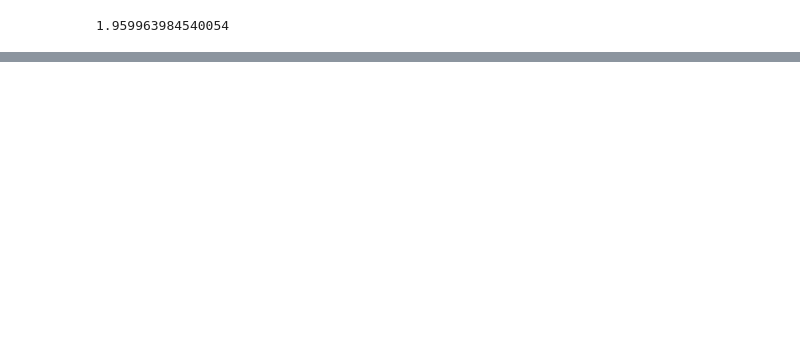
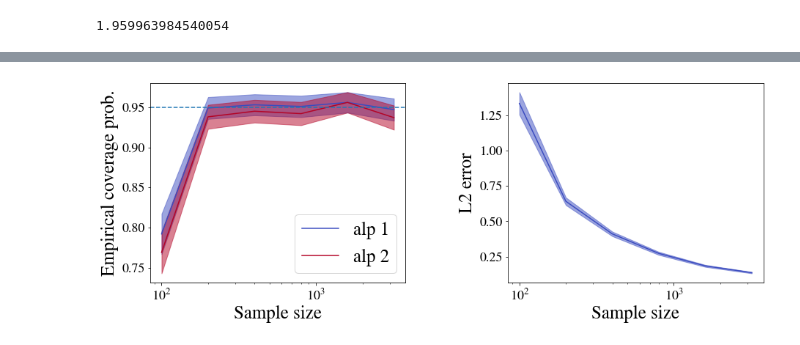
Before and after one commit to JINhuaqing/HDF, a Jupyter notebook: notebooks/alp_conv/analysis.ipynb, the cells around one changed output, grey strips where cells are left out. Saved outputs shown, nothing was run; the diff lists cells and outputs as text; code cells hidden in the pictures; blank space fills up the shorter version.

```diff
--- a/notebooks/alp_conv/analysis.ipynb
+++ b/notebooks/alp_conv/analysis.ipynb
@@ -170,7 +183,7 @@ Load file /data/rajlab1/user_data/jin/MyResearch/HDF_infer/notebooks/alp_conv/..
 # %%
 err_infos = []
 ci_infos = []
-cov_probs = []
+cov_prob_infos = []
 for n in ns:
     ress = ress_dict[n]
     errs = np.array([res.err for res in ress])
@@ -180,18 +193,25 @@ for n in ns:
                  errs.mean()+err_cilim]
 
     ci_lens = np.array([res.ci_lens for res in ress]);
-    ci_len_cilim = qv*ci_lens.std(axis=0)/np.sqrt(ci_lens[0])
+    ci_len_cilim = 1.96*ci_lens.std(axis=0)/np.sqrt(ci_lens[0])
     ci_info = np.array(
         [ci_lens.mean(axis=0),
          ci_lens.mean(axis=0)-ci_len_cilim,
          ci_lens.mean(axis=0)+ci_len_cilim])
 
-    cov_prob = np.array([res.cov_probs for res in ress]).mean(axis=0);
+    cov_prob = np.array([res.cov_probs for res in ress])
+    cov_prob_mean = cov_prob.mean(axis=0);
+    cov_prob_cilim = 1.96 * cov_prob.std(axis=0)/np.sqrt(len(ress))
+    cov_prob_info = np.array([
+        cov_prob_mean,
+        cov_prob_mean-cov_prob_cilim,
+        cov_prob_mean+cov_prob_cilim,
+    ])
 
     err_infos.append(err_info)
     ci_infos.append(ci_info)
-    cov_probs.append(cov_prob)
+    cov_prob_infos.append(cov_prob_info)
 
 err_infos = np.array(err_infos)
 ci_infos = np.array(ci_infos)
-cov_probs = np.array(cov_probs);
+cov_prob_infos = np.array(cov_prob_infos);
@@ -230,0 +218,35 @@ plt.xscale("log")
+# %%
+plt.figure(figsize=[15, 5])
+plt.subplot(121)
+for alp_ix in range(len(gt_alp)-1):
+    plt.plot(ns, cov_prob_infos[:, 0, alp_ix], label=f"alp {alp_ix+1}",
+             color=cols[alp_ix])
+    plt.fill_between(ns, cov_prob_infos[:, 1, alp_ix], cov_prob_infos[:, 2, alp_ix],
+                     color=cols[alp_ix], alpha=0.5)
+plt.axhline(y=norm_ci, ls="--")
+plt.xscale("log")
+plt.ylabel("Empirical coverage prob.")
+plt.xlabel("Sample size")
+plt.legend()
+#plt.subplot(132)
+#for alp_ix in range(len(gt_alp)-1):
+#    plt.plot(ns, ci_infos[:, 0, alp_ix],
+#             label=f"alp {alp_ix+1}",
+#            color=cols[alp_ix])
+#    plt.fill_between(ns, ci_infos[:, 1, alp_ix], ci_infos[:, 2, alp_ix],
+#                     color=cols[alp_ix], alpha=0.5)
+#plt.xlabel("Sample size")
+#plt.ylabel("Len of CIs")
+#plt.xscale("log")
+#plt.legend()
+
+plt.subplot(122)
+plt.plot(ns, err_infos[:, 0],
+         color=cols[0])
+plt.fill_between(ns, err_infos[:, 1], err_infos[:, 2],
+                     color=cols[0], alpha=0.5)
+plt.xlabel("Sample size")
+plt.ylabel("L2 error")
+plt.xscale("log")
+# %% [output]
+[figure, added]
```
Also changed, not shown: parts of 4 cells of this notebook, 15 other files.
